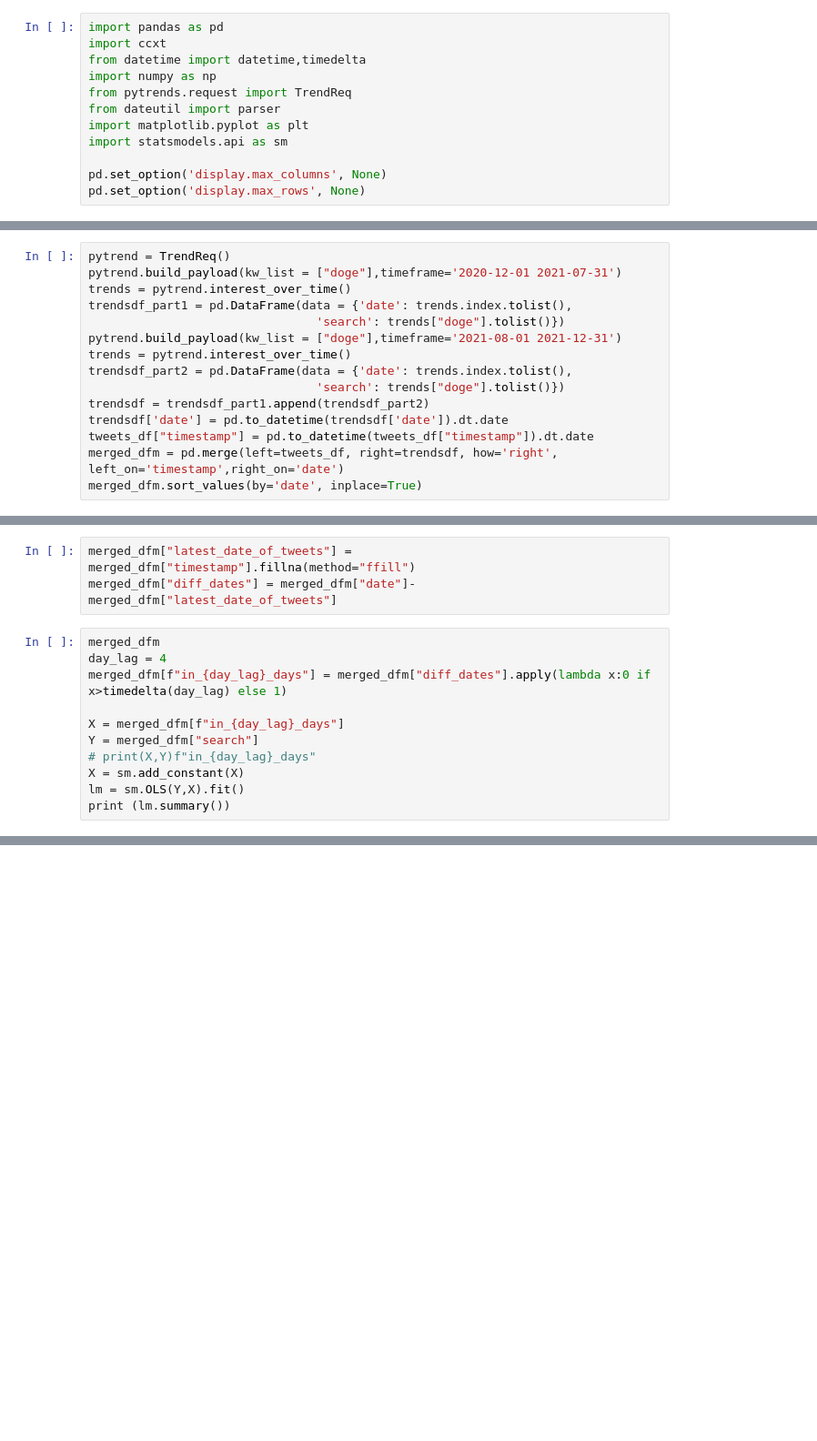
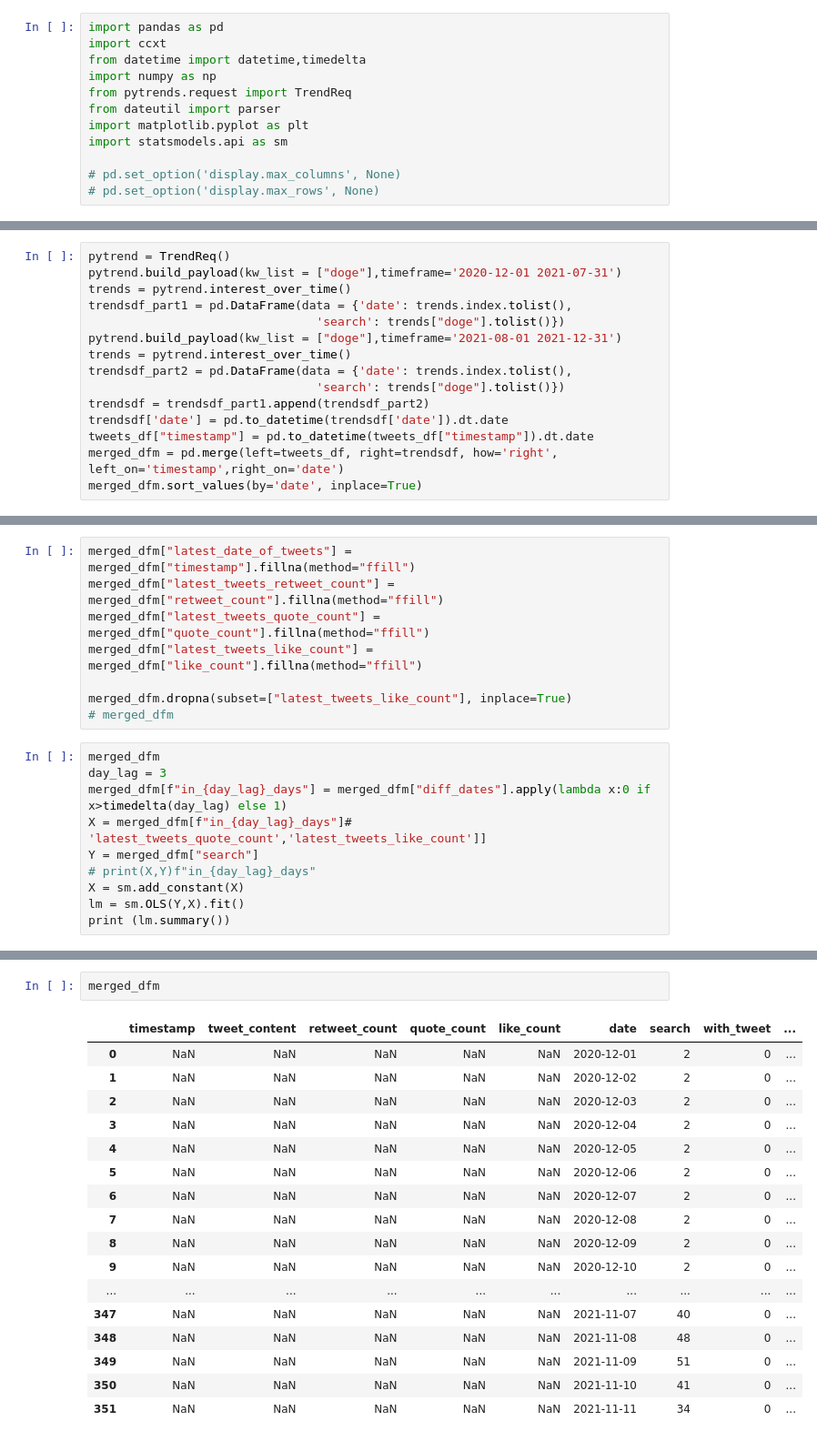
Before and after one commit to ba-group-projects/dogecoin-twitter-elon-musk, a Jupyter notebook: smm750_eda.ipynb, the cells around one changed output, grey strips where cells are left out. Shown at 91% size. Cells and saved outputs as stored; diff of their text form; blank space fills up the shorter version.

Commit message:
latest version

```diff
--- a/smm750_eda.ipynb
+++ b/smm750_eda.ipynb
@@ -21,8 +23,8 @@ from dateutil import parser
 import matplotlib.pyplot as plt
 import statsmodels.api as sm
 
-pd.set_option('display.max_columns', None)
-pd.set_option('display.max_rows', None)
+# pd.set_option('display.max_columns', None)
+# pd.set_option('display.max_rows', None)
 # %% [markdown]
 ### Read Dogecoin Tweets and Cyrpto Price to Merge
 # %%
@@ -273,15 +275,19 @@ Covariance Type:            nonrobust
 
 Notes:
 [1] Standard Errors assume that the covariance matrix of the errors is correctly specified.
-# %%
-merged_dfm["latest_date_of_tweets"] = merged_dfm["timestamp"].fillna(method="ffill")
-merged_dfm["diff_dates"] = merged_dfm["date"]-merged_dfm["latest_date_of_tweets"]
+# %%
+merged_dfm["latest_date_of_tweets"] = merged_dfm["timestamp"].fillna(method="ffill")
+merged_dfm["latest_tweets_retweet_count"] = merged_dfm["retweet_count"].fillna(method="ffill")
+merged_dfm["latest_tweets_quote_count"] = merged_dfm["quote_count"].fillna(method="ffill")
+merged_dfm["latest_tweets_like_count"] = merged_dfm["like_count"].fillna(method="ffill")
+
+merged_dfm.dropna(subset=["latest_tweets_like_count"], inplace=True)
+# merged_dfm
 # %%
 merged_dfm
-day_lag = 4
+day_lag = 3
 merged_dfm[f"in_{day_lag}_days"] = merged_dfm["diff_dates"].apply(lambda x:0 if x>timedelta(day_lag) else 1)
-
-X = merged_dfm[f"in_{day_lag}_days"]
+X = merged_dfm[f"in_{day_lag}_days"]# 'latest_tweets_quote_count','latest_tweets_like_count']]
 Y = merged_dfm["search"]
 # print(X,Y)f"in_{day_lag}_days"
 X = sm.add_constant(X)
@@ -307,0 +298,20 @@ Notes:
+# %%
+merged_dfm
+# %% [output]
+|  | timestamp | tweet_content | retweet_count | quote_count | like_count | date | search | with_tweet | ... |
+| 0 | NaN | NaN | NaN | NaN | NaN | 2020-12-01 | 2 | 0 | ... |
+| 1 | NaN | NaN | NaN | NaN | NaN | 2020-12-02 | 2 | 0 | ... |
+| 2 | NaN | NaN | NaN | NaN | NaN | 2020-12-03 | 2 | 0 | ... |
+| 3 | NaN | NaN | NaN | NaN | NaN | 2020-12-04 | 2 | 0 | ... |
+| 4 | NaN | NaN | NaN | NaN | NaN | 2020-12-05 | 2 | 0 | ... |
+| 5 | NaN | NaN | NaN | NaN | NaN | 2020-12-06 | 2 | 0 | ... |
+| 6 | NaN | NaN | NaN | NaN | NaN | 2020-12-07 | 2 | 0 | ... |
+| 7 | NaN | NaN | NaN | NaN | NaN | 2020-12-08 | 2 | 0 | ... |
+| 8 | NaN | NaN | NaN | NaN | NaN | 2020-12-09 | 2 | 0 | ... |
+| 9 | NaN | NaN | NaN | NaN | NaN | 2020-12-10 | 2 | 0 | ... |
+| ... | ... | ... | ... | ... | ... | ... | ... | ... | ... |
+| 347 | NaN | NaN | NaN | NaN | NaN | 2021-11-07 | 40 | 0 | ... |
+| 348 | NaN | NaN | NaN | NaN | NaN | 2021-11-08 | 48 | 0 | ... |
+| 349 | NaN | NaN | NaN | NaN | NaN | 2021-11-09 | 51 | 0 | ... |
+| 350 | NaN | NaN | NaN | NaN | NaN | 2021-11-10 | 41 | 0 | ... |
+| 351 | NaN | NaN | NaN | NaN | NaN | 2021-11-11 | 34 | 0 | ... |
```
Also changed, not shown: parts of 5 cells of this notebook, 15 other files.
